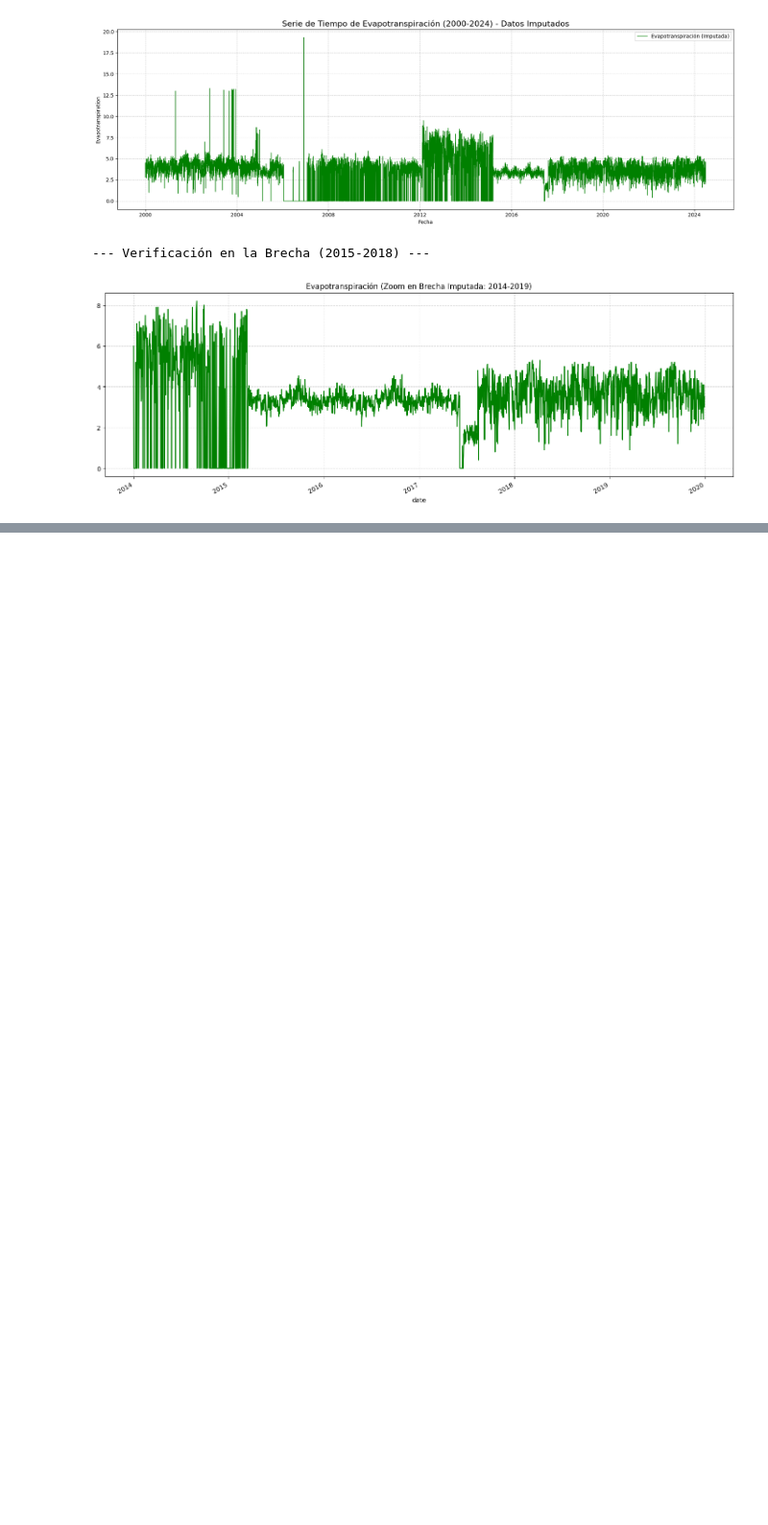
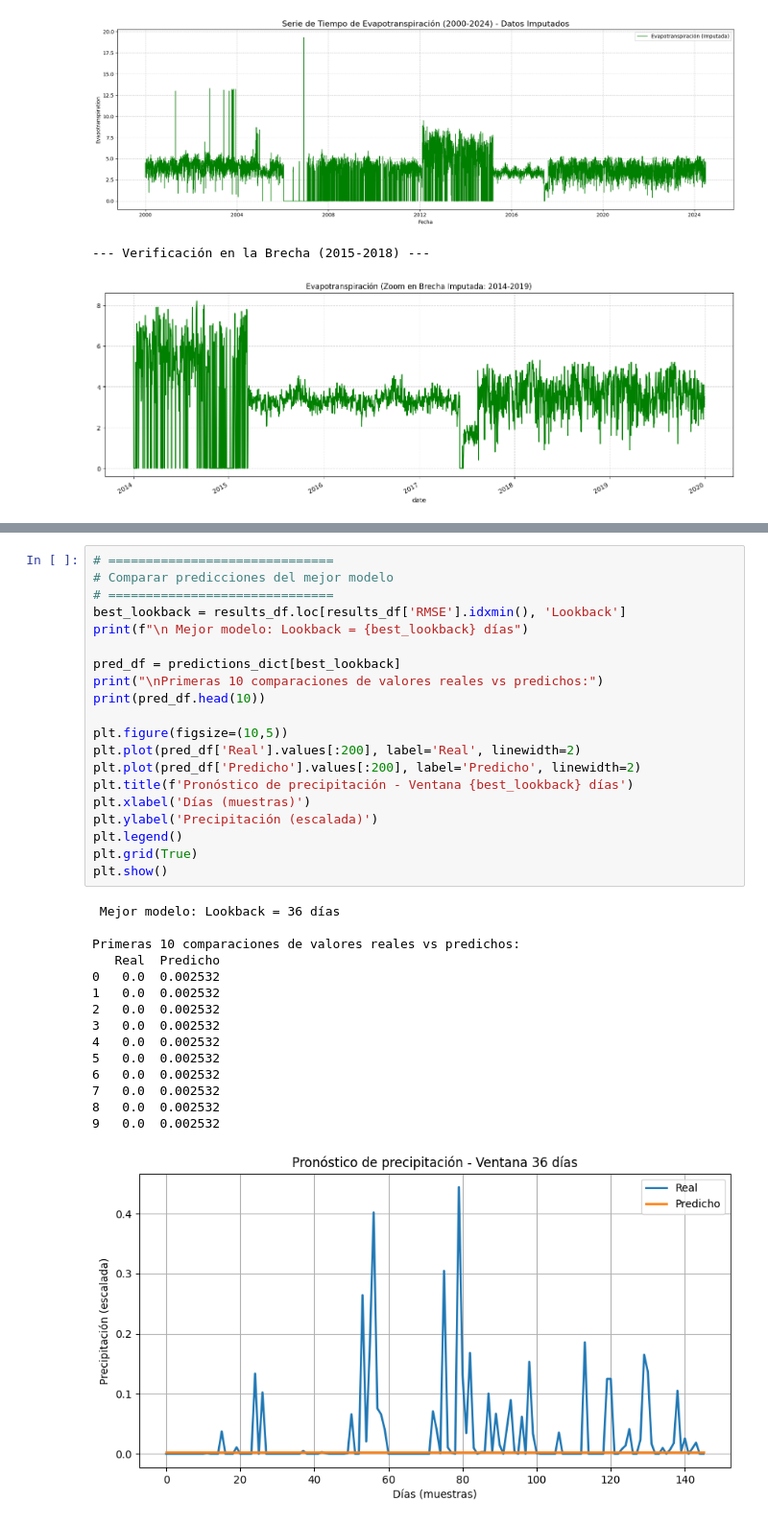
Before and after one commit to Laura9704/Fundamentos_MCD, a Jupyter notebook: Modelo_RNN.ipynb, the cells around one changed output, grey strips where cells are left out. Shown at 96% size. Saved outputs shown, nothing was run; the diff lists cells and outputs as text; blank space fills up the shorter version.

```diff
--- a/Modelo_RNN.ipynb
+++ b/Modelo_RNN.ipynb
@@ -747,0 +594,36 @@ print("--- ENTRENAMIENTO RNN TERMINADO ---")
+# %%
+# ==============================
+# Comparar predicciones del mejor modelo
+# ==============================
+best_lookback = results_df.loc[results_df['RMSE'].idxmin(), 'Lookback']
+print(f"\n Mejor modelo: Lookback = {best_lookback} días")
+
+pred_df = predictions_dict[best_lookback]
+print("\nPrimeras 10 comparaciones de valores reales vs predichos:")
+print(pred_df.head(10))
+
+plt.figure(figsize=(10,5))
+plt.plot(pred_df['Real'].values[:200], label='Real', linewidth=2)
+plt.plot(pred_df['Predicho'].values[:200], label='Predicho', linewidth=2)
+plt.title(f'Pronóstico de precipitación - Ventana {best_lookback} días')
+plt.xlabel('Días (muestras)')
+plt.ylabel('Precipitación (escalada)')
+plt.legend()
+plt.grid(True)
+plt.show()
+# %% [output]
+ Mejor modelo: Lookback = 36 días
+
+Primeras 10 comparaciones de valores reales vs predichos:
+   Real  Predicho
+0   0.0  0.002532
+1   0.0  0.002532
+2   0.0  0.002532
+3   0.0  0.002532
+4   0.0  0.002532
+5   0.0  0.002532
+6   0.0  0.002532
+7   0.0  0.002532
+8   0.0  0.002532
+9   0.0  0.002532
+[figure, added]
```
Also changed, not shown: parts of 46 cells of this notebook.
